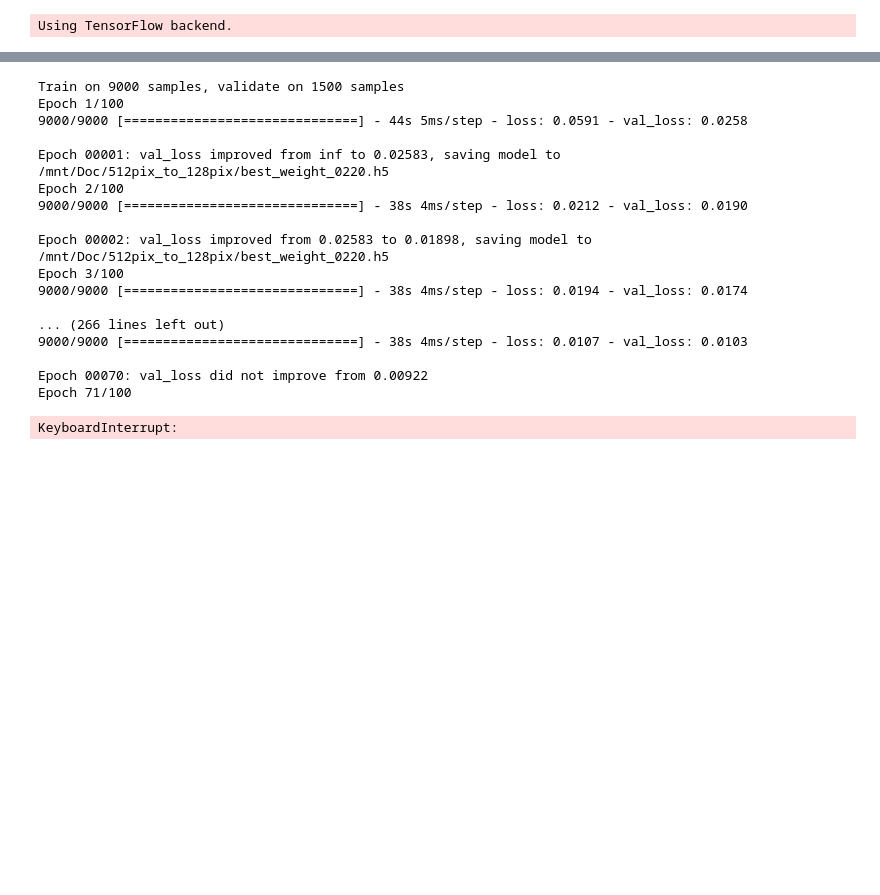
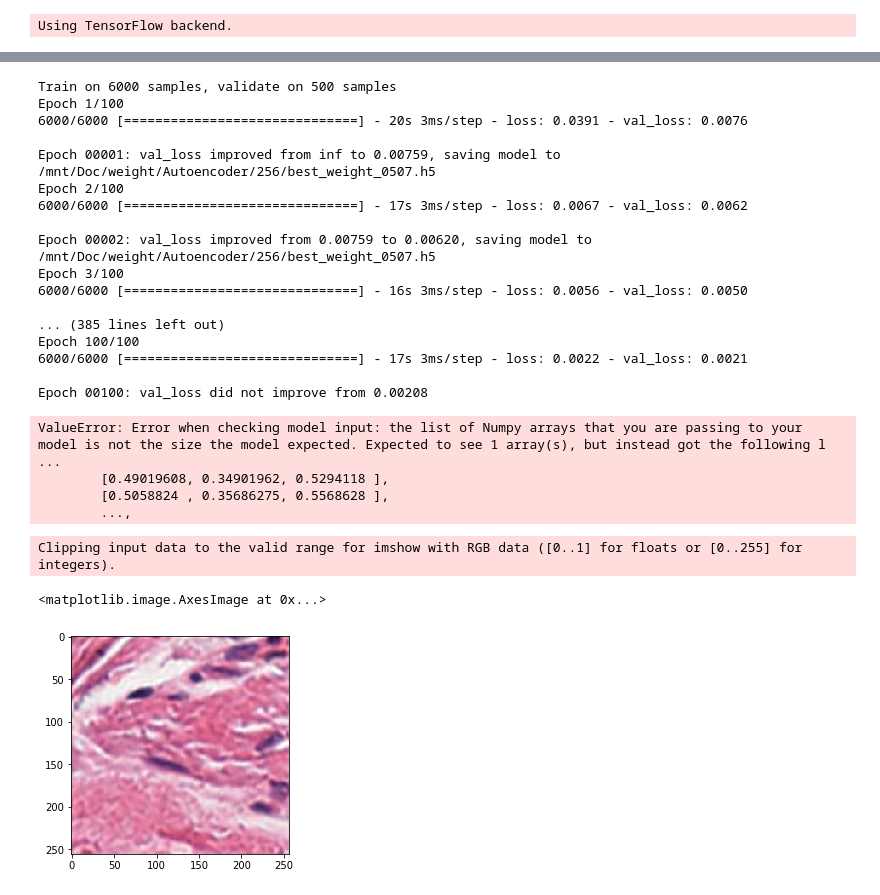
Before and after one commit to kazuki-de/git_reserch_code, a Jupyter notebook: Autoencoder 128_128pix (1).ipynb, the cells around one changed output, grey strips where cells are left out. Saved outputs shown, nothing was run; the diff lists cells and outputs as text; code cells hidden in the pictures; blank space fills up the shorter version.

```diff
--- a/Autoencoder 128_128pix (1).ipynb
+++ b/Autoencoder 128_128pix (1).ipynb
@@ -115,32 +123,31 @@ modelCheckpoint = ModelCheckpoint(filepath ="/mnt/Doc/512pix_to_128pix/best_weig
                                  mode="min",
                                  period=1)
 # %%
-history = model.fit(x_train, x_train,
+history = model.fit(train, train,
                     batch_size=batch_size,
                     epochs=epochs,
                     verbose=1,
-                    validation_data=(x_val, x_val),
+                    validation_data=(val, val),
                     callbacks=[modelCheckpoint],
                     shuffle=True)
 # %% [output]
-Train on 9000 samples, validate on 1500 samples
+Train on 6000 samples, validate on 500 samples
 Epoch 1/100
-9000/9000 [==============================] - 44s 5ms/step - loss: 0.0591 - val_loss: 0.0258
+6000/6000 [==============================] - 20s 3ms/step - loss: 0.0391 - val_loss: 0.0076
 
-Epoch 00001: val_loss improved from inf to 0.02583, saving model to /mnt/Doc/512pix_to_128pix/best_weight_0220.h5
+Epoch 00001: val_loss improved from inf to 0.00759, saving model to /mnt/Doc/weight/Autoencoder/256/best_weight_0507.h5
 Epoch 2/100
-9000/9000 [==============================] - 38s 4ms/step - loss: 0.0212 - val_loss: 0.0190
+6000/6000 [==============================] - 17s 3ms/step - loss: 0.0067 - val_loss: 0.0062
 
-Epoch 00002: val_loss improved from 0.02583 to 0.01898, saving model to /mnt/Doc/512pix_to_128pix/best_weight_0220.h5
+Epoch 00002: val_loss improved from 0.00759 to 0.00620, saving model to /mnt/Doc/weight/Autoencoder/256/best_weight_0507.h5
 Epoch 3/100
-9000/9000 [==============================] - 38s 4ms/step - loss: 0.0194 - val_loss: 0.0174
+6000/6000 [==============================] - 16s 3ms/step - loss: 0.0056 - val_loss: 0.0050
 
-... (266 lines left out)
-9000/9000 [==============================] - 38s 4ms/step - loss: 0.0107 - val_loss: 0.0103
+... (385 lines left out)
+Epoch 100/100
+6000/6000 [==============================] - 17s 3ms/step - loss: 0.0022 - val_loss: 0.0021
 
-Epoch 00070: val_loss did not improve from 0.00922
-Epoch 71/100
+Epoch 00100: val_loss did not improve from 0.00208
-KeyboardInterrupt:
 # %%
 from datetime import datetime
 x = datetime.now().strftime("%Y.%m.%d %H:%M:%S")
@@ -156,3 +163,5 @@ model.save_weights(y)
 open(z1,"w").write(model.to_json())
 # %%
 open("autoencodermodel1.json","w").write(model.to_json())
+# %%
+model.load_weights('/mnt/Doc/weight/Autoencoder/256/best_weight_0426.h5')
@@ -159,10 +170,29 @@ open("autoencodermodel1.json","w").write(model.to_json())
+# %%
+images = []
+path = "/mnt/Doc/2048pix_tissue_all/TRU/TCGA-50-5935-01A-01-TS1_2048_files/8_15.jpeg"
+path = "/mnt/Doc/2048pix_tissue_all/PP/TCGA-78-7160-01A-01-TS1_2048_files/6_5.jpeg"
+f = Image.open(path)
+images.append((np.asarray(f.convert('RGB'), dtype=np.float32))/255)
+del f
+f1 = Image.open(path)
+images.append((np.asarray(f1.convert('RGB'), dtype=np.float32))/255)
+del f1
 # %%
-decoded_imgs=model.predict(x_test)
+decoded_imgs=model.predict(images)
+# %% [output]
+ValueError: Error when checking model input: the list of Numpy arrays that you are passing to your model is not the size the model expected. Expected to see 1 array(s), but instead got the following l ...
+        [0.49019608, 0.34901962, 0.5294118 ],
+        [0.5058824 , 0.35686275, 0.5568628 ],
+        ...,
 # %%
 import matplotlib.pyplot as plt
 import random
 # %%
 decoded_imgs.astype('uint8')
-plt.imshow(decoded_imgs[2])
+plt.imshow(decoded_imgs[9])
+# %% [output]
+Clipping input data to the valid range for imshow with RGB data ([0..1] for floats or [0..255] for integers).
+<matplotlib.image.AxesImage at 0x...>
+[figure, added]
 # %%
 plt.imshow(x_test[2])
```
Also changed, not shown: parts of 13 cells of this notebook, 8 other files.
